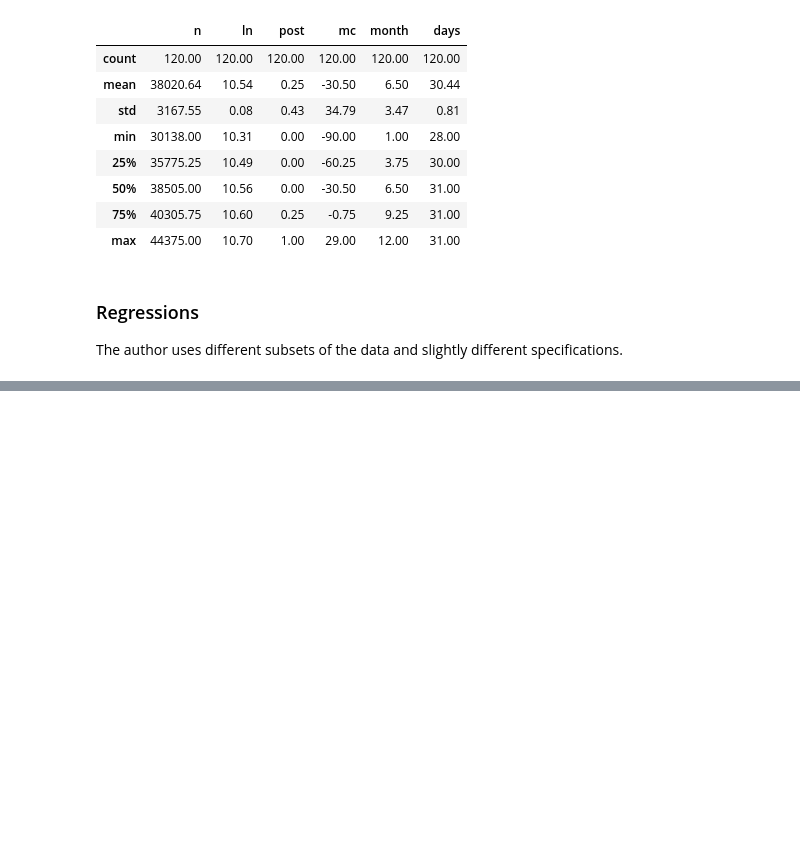
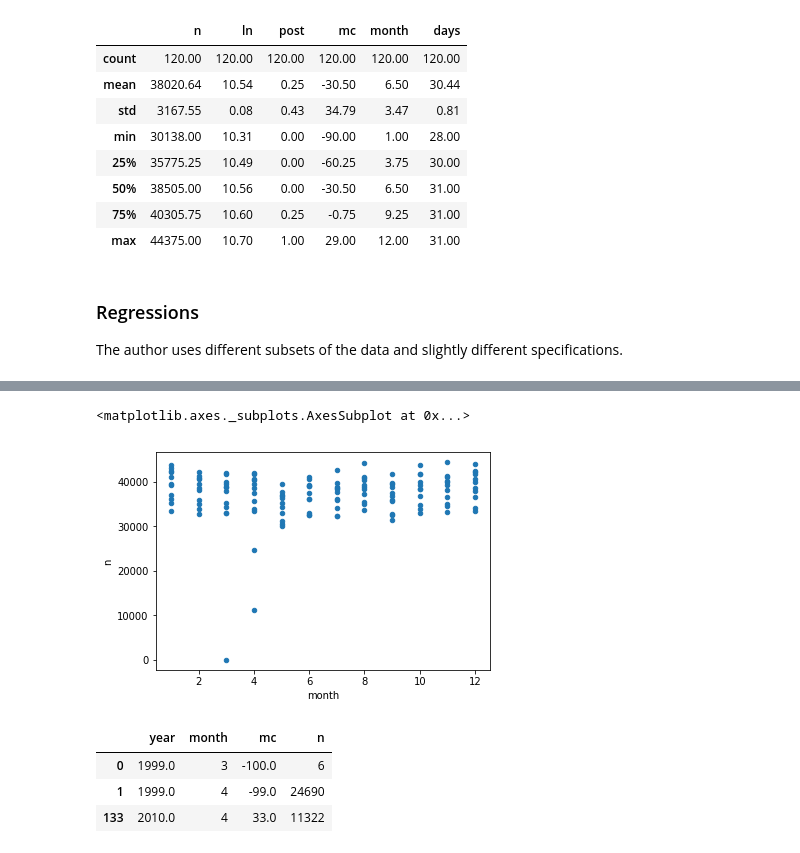
Before and after one commit to marclipfert/student-project-antonia-marc, a Jupyter notebook: student_project_Antonia_Marc.ipynb, the cells around one changed output, grey strips where cells are left out. Saved outputs shown, nothing was run; the diff lists cells and outputs as text; code cells hidden in the pictures; blank space fills up the shorter version.

Commit message:
added plots

```diff
--- a/student_project_Antonia_Marc.ipynb
+++ b/student_project_Antonia_Marc.ipynb
@@ -294,0 +298,12 @@ dfb_list.append(dfb.loc[(dfb['mc']>-67) & (dfb['mc']<30)]) # 8 year
+# %%
+# generating year variable
+
+dfb['year'] = np.nan
+
+x = 0
+while x < 12:
+    dfb.loc[dfb['mc'] < 42 -(x*12), 'year'] = (2010 - x)
+    x += 1
+
+dfb.sort_values(by=['mc'], inplace=True)
+dfb[['year','month','n']].head()
@@ -294,0 +317,13 @@ dfb_list.append(dfb.loc[(dfb['mc']>-67) & (dfb['mc']<30)]) # 8 year
+# %%
+dfb.plot(x='month',y='n',kind="scatter")
+# %% [output]
+<matplotlib.axes._subplots.AxesSubplot at 0x...>
+[figure, added]
+# %%
+# 3 outliers:
+dfb.loc[dfb['n']<28000,['year','month','mc','n']]
+# %% [output]
+|  | year | month | mc | n |
+| 0 | 1999.0 | 3 | -100.0 | 6 |
+| 1 | 1999.0 | 4 | -99.0 | 24690 |
+| 133 | 2010.0 | 4 | 33.0 | 11322 |
```
Also changed, not shown: parts of 8 cells of this notebook.
